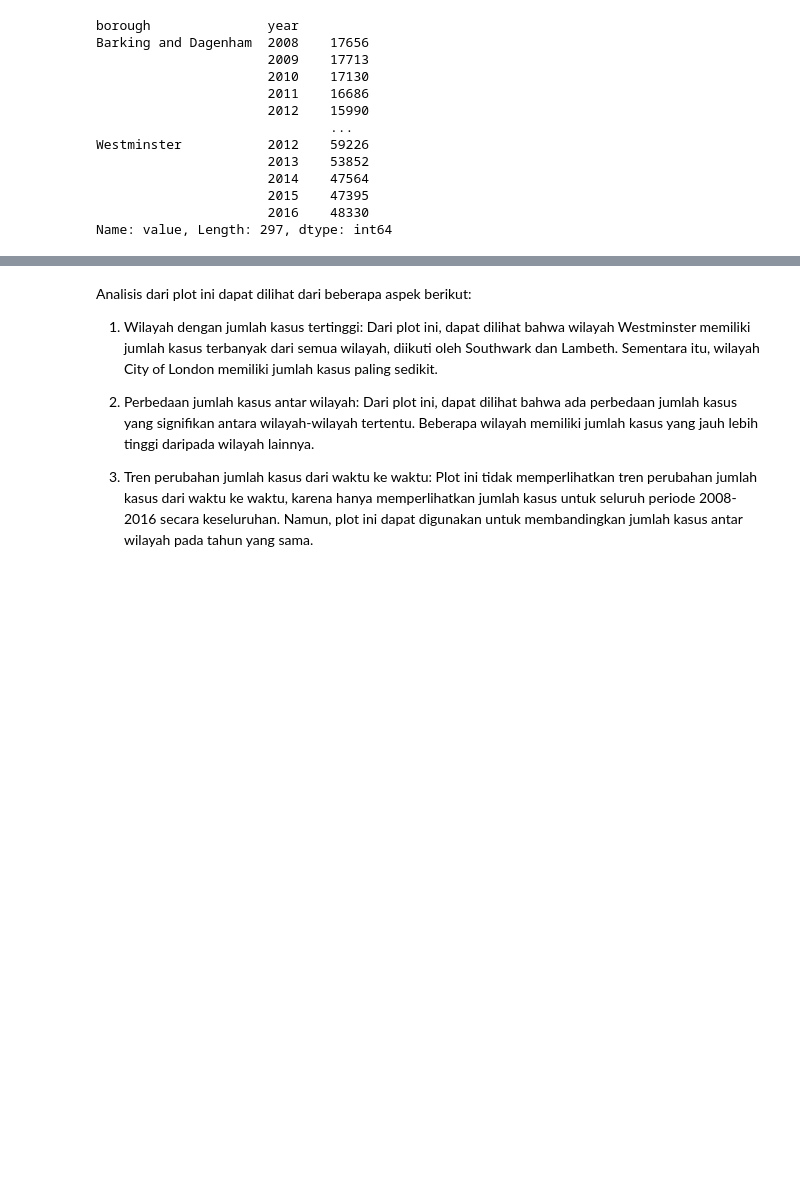
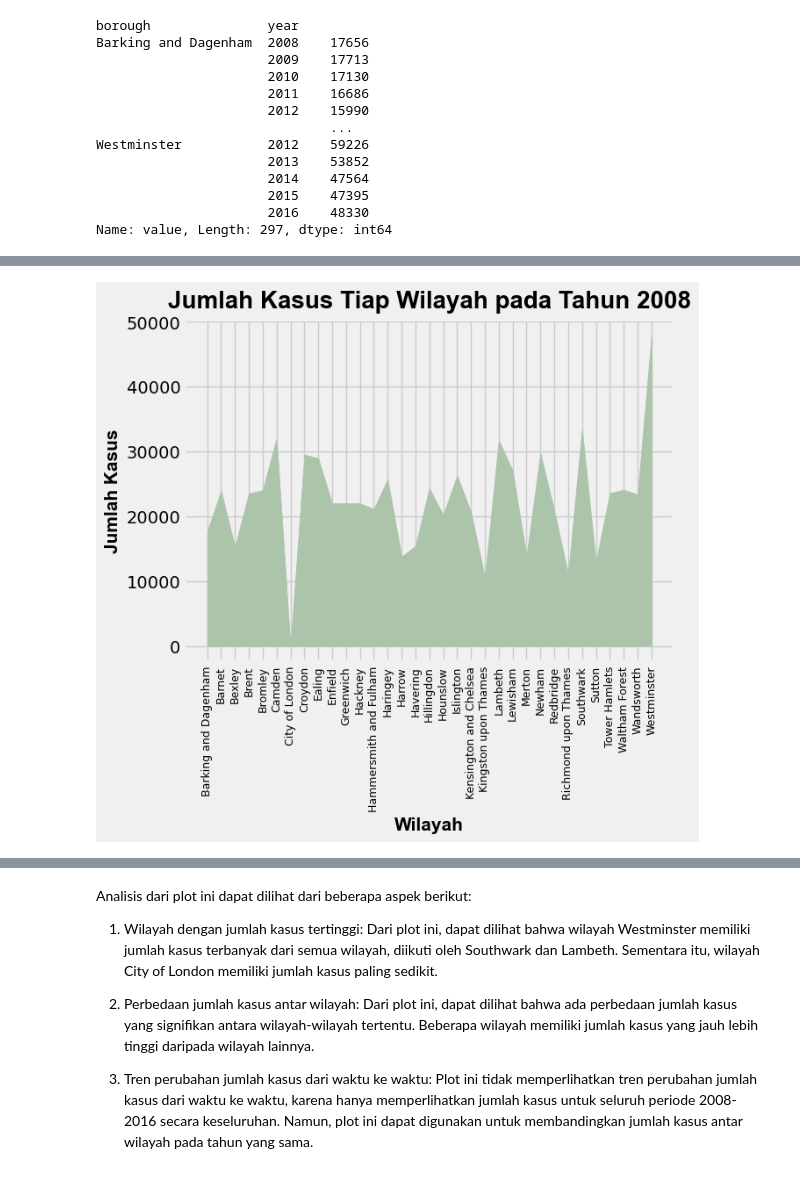
Before and after one commit to nuraln/python-01, a Jupyter notebook: data-crime-analism.ipynb, the cells around one changed output, grey strips where cells are left out. Drawn from its saved outputs; the diff is of its cells as text; code cells hidden in the pictures; blank space fills up the shorter version.

```diff
--- a/data-crime-analism.ipynb
+++ b/data-crime-analism.ipynb
@@ -263,0 +252,18 @@ plt.show()
+# %%
+# filter data for year 2008
+df_2008 = df[df['year'] == 2008]
+# %%
+# calculate total crimes per borough in 2008
+df_bor_2008 = df_2008['value'].groupby(df_2008['borough']).sum()
+
+# create plot
+plt.title('Jumlah Kasus Tiap Wilayah pada Tahun 2008', fontdict={'fontname':'Arial', 'fontsize': 20, 'fontweight': 'bold', 'verticalalignment': 'bottom', 'y': 1.05})
+plt.fill_between(df_bor_2008.index, df_bor_2008.values, alpha=1, color='#ABC4AA')
+
+plt.xticks(rotation=90, fontsize=9)
+plt.xlabel('Wilayah', fontsize=15, fontweight='semibold', fontname='Arial')
+plt.ylabel('Jumlah Kasus', fontsize=15, fontweight='semibold', fontname='Arial')
+
+plt.show()
+# %% [output]
+[figure, added]
```
Also changed, not shown: parts of 23 cells of this notebook, 1 other file.
